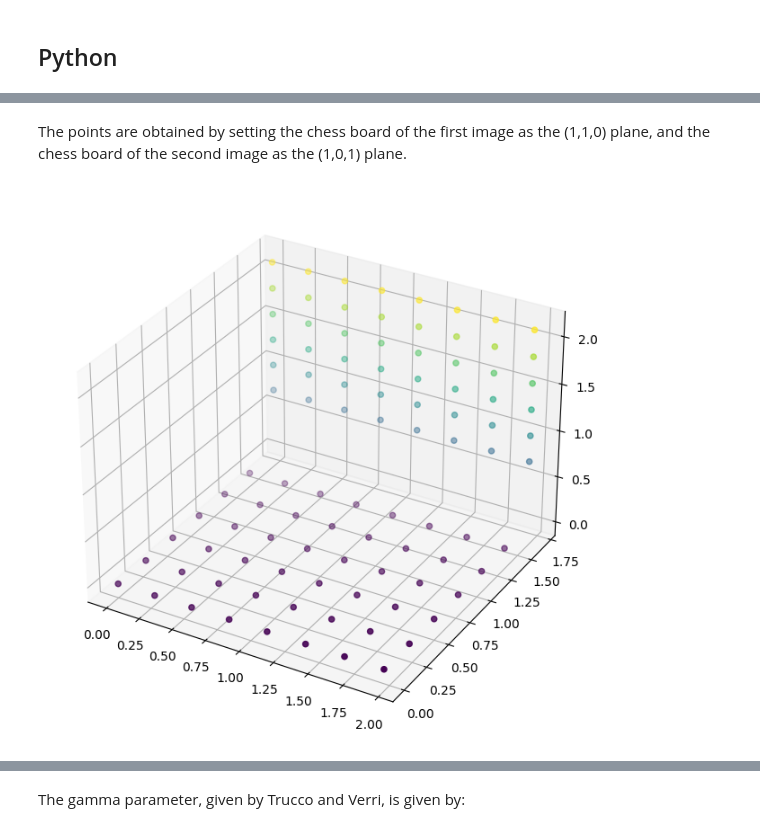
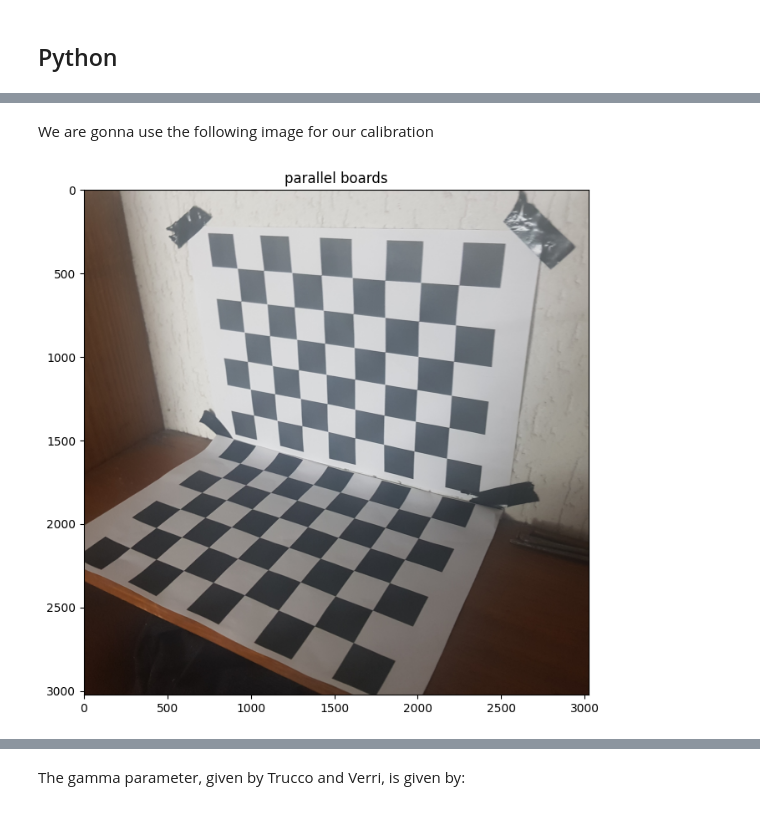
Before and after one commit to Marcos30004347/computer-vision, a Jupyter notebook: camera_calibration/Camera_Calibration.ipynb, the cells around one changed output, grey strips where cells are left out. Drawn from its saved outputs; the diff is of its cells as text; code cells hidden in the pictures.

Commit message:
camera calibration

```diff
--- a/camera_calibration/Camera_Calibration.ipynb
+++ b/camera_calibration/Camera_Calibration.ipynb
@@ -200,55 +125,10 @@ plt.show()
-# %% [markdown]
-The points are obtained by setting the chess board of the first image as the (1,1,0) plane, and the chess board of the second image as the (1,0,1) plane.
-# %%
-p = image_corners[0]
-
-square_x_cm = 0.28
-square_y_cm = 0.28
-
-image_point = []
-world_point = []
-
-# Get the points of the first image in world coordinates by setting the z coordinate as 0
-# and varying the coordinates in the x,y direction.
-for i in range(8):
-    for j in range(6):
-        image_point.append(
-            p[i*6 + j][0]
-        )
-        world_point.append([
-            i*square_x_cm, # x
-            j*square_y_cm, # y
-            0.0            # z
-        ])
-
-
-p = image_corners[1]
-
-# Get the points of the second image in world coordinates by setting the y coordinate as 6*2.80
-# because the points in the second plane are shiffted approximately 6 squares in the z coordinate
-# and varying the coordinates in the x,y direction.
-for i in range(8):
-    for j in range(6):
-        image_point.append(
-            p[i*6 + j][0]
-        )
-        world_point.append([
-            7*square_x_cm - i*square_x_cm,                     # x
-            6*square_y_cm,                                     # y
-            0.15 + square_y_cm + 6*square_y_cm - j*square_y_cm # z
-        ])
-
-xdata = []
-ydata = []
-zdata = []
-
-for i in range(96):
-    xdata = np.append(xdata, world_point[i][0])
-    ydata = np.append(ydata, world_point[i][1])
-    zdata = np.append(zdata, world_point[i][2])
-
-ax = plt.axes(projection='3d')
-
-ax.scatter3D(xdata, ydata, zdata, c=zdata);
-# %% [output]
-[figure, removed]
+# %% [markdown]
+We are gonna use the following image for our calibration
+# %%
+parallel_boards = cv2.imread("image7.jpg")
+parallel_boards = cv2.cvtColor(parallel_boards, cv2.COLOR_BGR2RGB)
+plt.imshow(parallel_boards)
+plt.title('parallel boards')
+plt.show()
+# %% [output]
+[figure, added]
```
Also changed, not shown: parts of 37 cells of this notebook, 2 other files.
